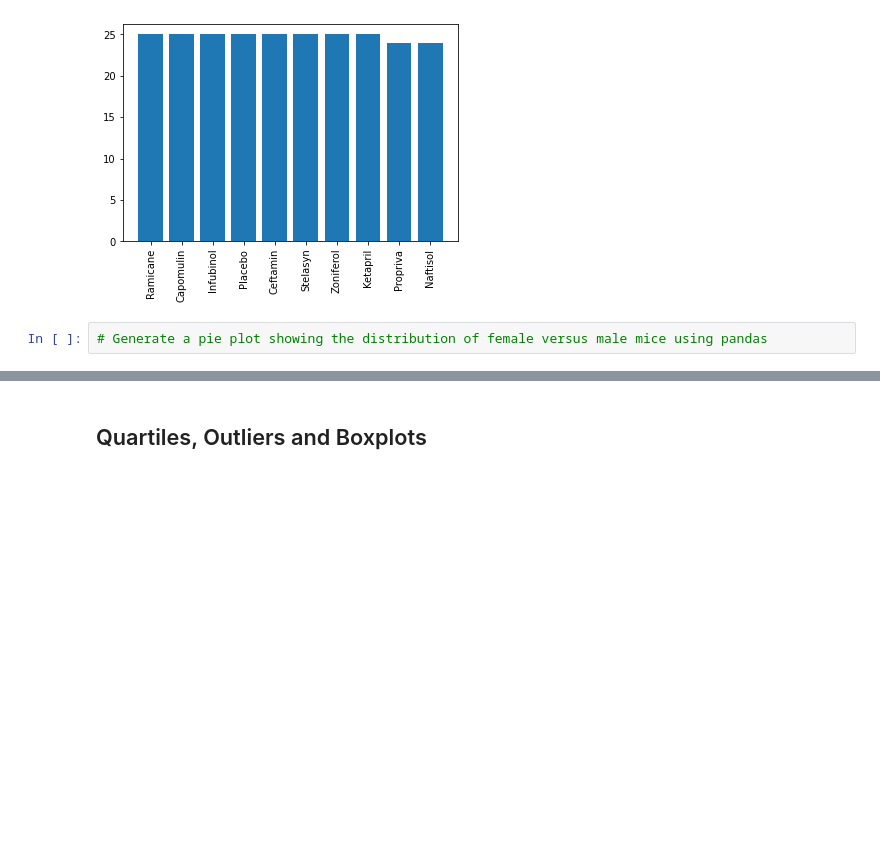
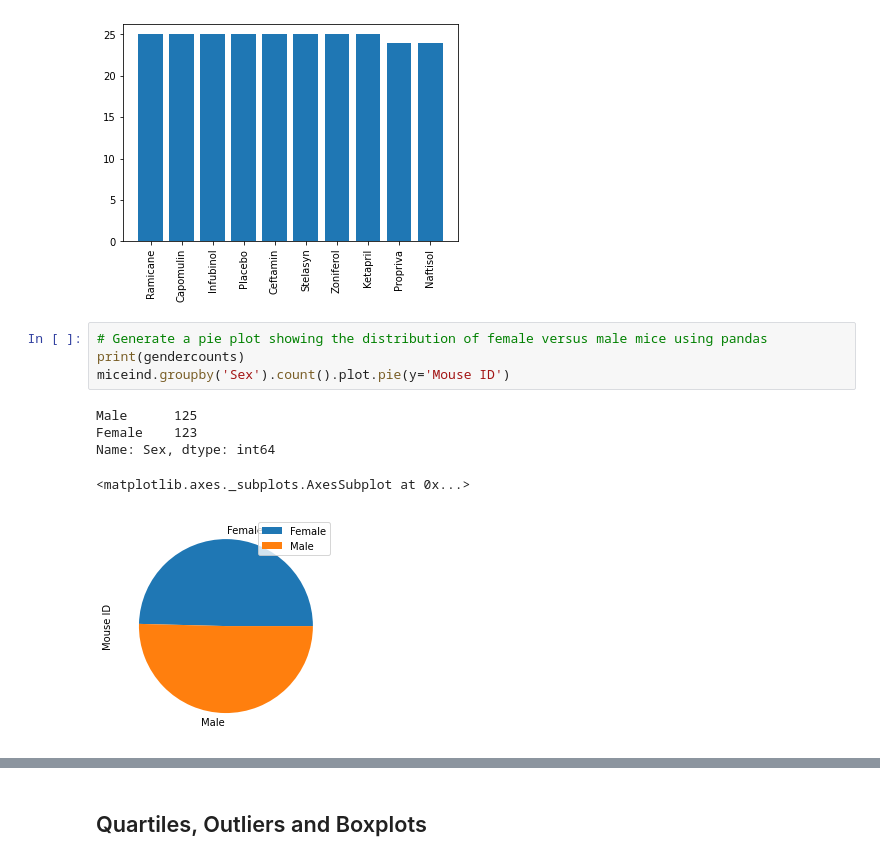
Before and after one commit to Ashlander0/MatPlotLib-Challenge, a Jupyter notebook: pymaceuticals_starter.ipynb, the cells around one changed output, grey strips where cells are left out. Drawn from its saved outputs; the diff is of its cells as text; blank space fills up the shorter version.

```diff
--- a/pymaceuticals_starter.ipynb
+++ b/pymaceuticals_starter.ipynb
@@ -132,5 +132,13 @@ plt.show()
 [figure]
 # %%
 # Generate a pie plot showing the distribution of female versus male mice using pandas
+print(gendercounts)
+miceind.groupby('Sex').count().plot.pie(y='Mouse ID')
+# %% [output]
+Male      125
+Female    123
+Name: Sex, dtype: int64
+<matplotlib.axes._subplots.AxesSubplot at 0x...>
+[figure, added]
 # %%
 # Generate a pie plot showing the distribution of female versus male mice using pyplot
```
Also changed, not shown: parts of 1 cell of this notebook.
